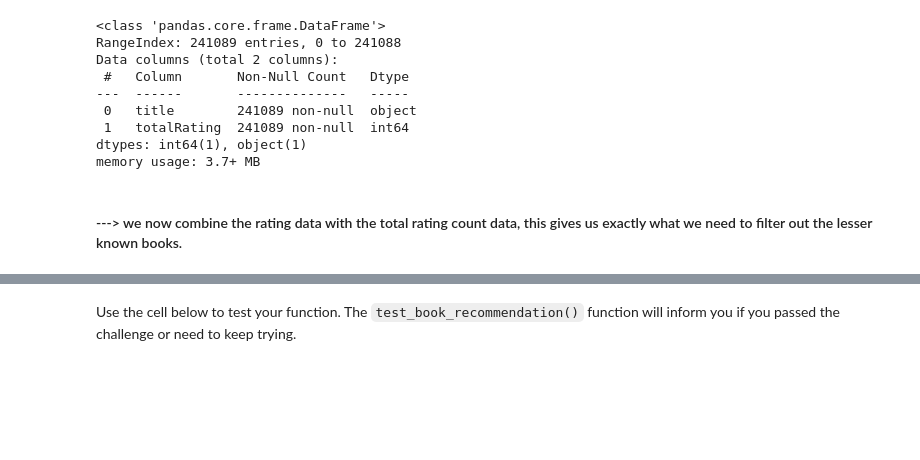
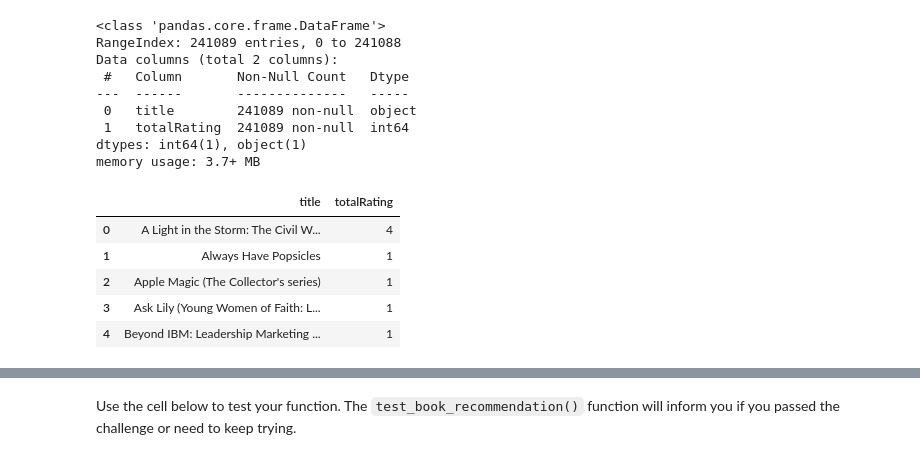
Before and after one commit to Elhassan7/freeCodeCamp_Project, a Jupyter notebook: 2nd fcc_book_recommendation_KNN/fcc_book_recommendation_knn.ipynb, the cells around one changed output, grey strips where cells are left out. Drawn from its saved outputs; the diff is of its cells as text; code cells hidden in the pictures; blank space fills up the shorter version.

```diff
--- a/2nd fcc_book_recommendation_KNN/fcc_book_recommendation_knn.ipynb
+++ b/2nd fcc_book_recommendation_KNN/fcc_book_recommendation_knn.ipynb
@@ -155,5 +155,12 @@ Data columns (total 2 columns):
  1   totalRating  241089 non-null  int64
 dtypes: int64(1), object(1)
 memory usage: 3.7+ MB
-# %% [markdown]
-#### ---> we now combine the rating data with the total rating count data, this gives us exactly what we need to filter out the lesser known books.
+# %%
+book_RatingCount.head()
+# %% [output]
+|  | title | totalRating |
+| 0 | A Light in the Storm: The Civil W... | 4 |
+| 1 | Always Have Popsicles | 1 |
+| 2 | Apple Magic (The Collector's series) | 1 |
+| 3 | Ask Lily (Young Women of Faith: L... | 1 |
+| 4 | Beyond IBM: Leadership Marketing ... | 1 |
```
Also changed, not shown: parts of 11 cells of this notebook.
